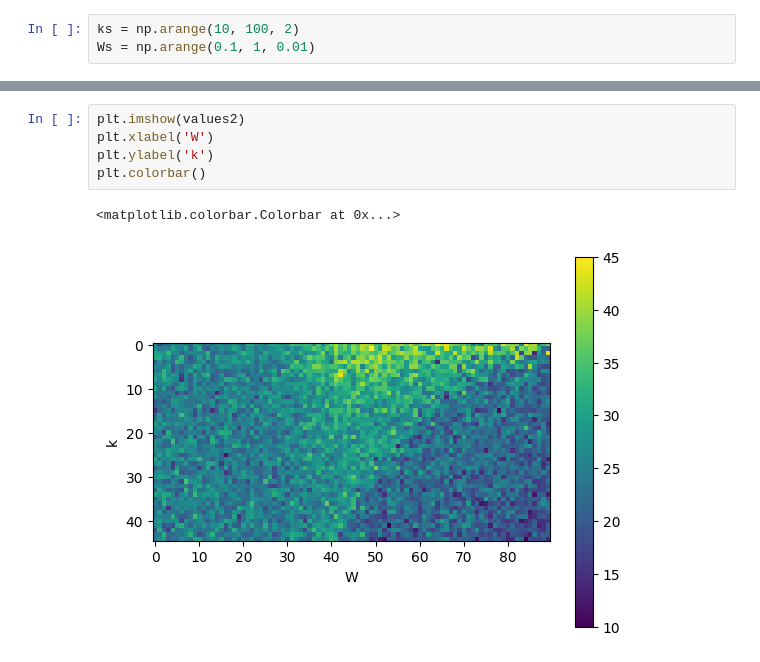
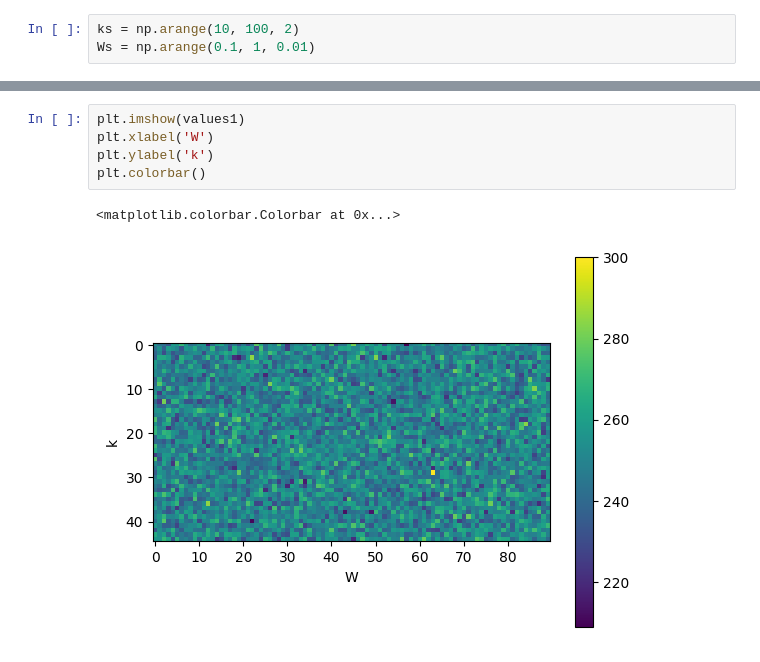
Before and after one commit to jackyisclever/Politic-stimulation, a Jupyter notebook: _playground.ipynb, the cells around one changed output, grey strips where cells are left out. Cells and saved outputs as stored; diff of their text form.

```diff
--- a/_playground.ipynb
+++ b/_playground.ipynb
@@ -83,8 +85,8 @@ plt.show()
 # %%
-plt.imshow(values2)
+plt.imshow(values1)
 plt.xlabel('W')
 plt.ylabel('k')
 plt.colorbar()
 # %% [output]
 <matplotlib.colorbar.Colorbar at 0x...>
-[figure, old version]
+[figure, new version]
```
Also changed, not shown: parts of 6 cells of this notebook, 1 other file.
